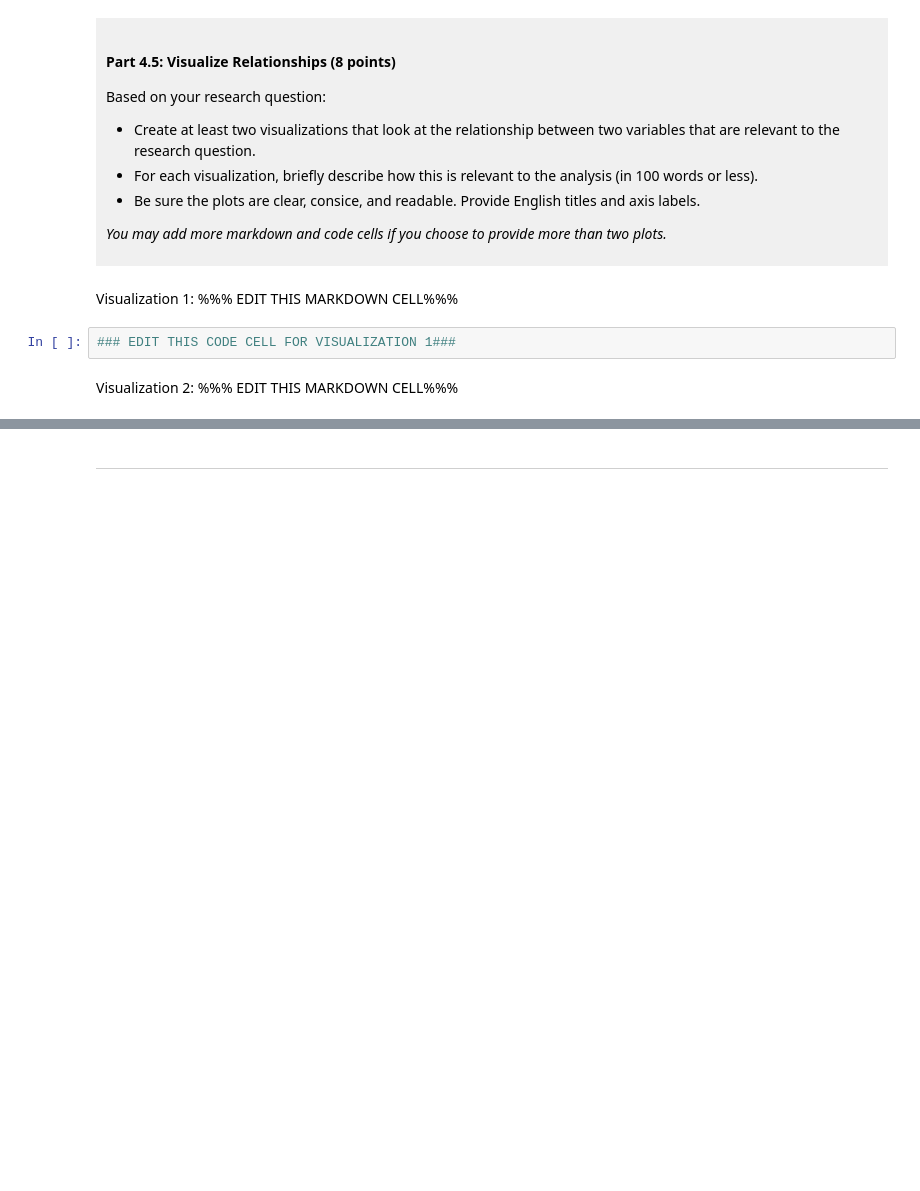
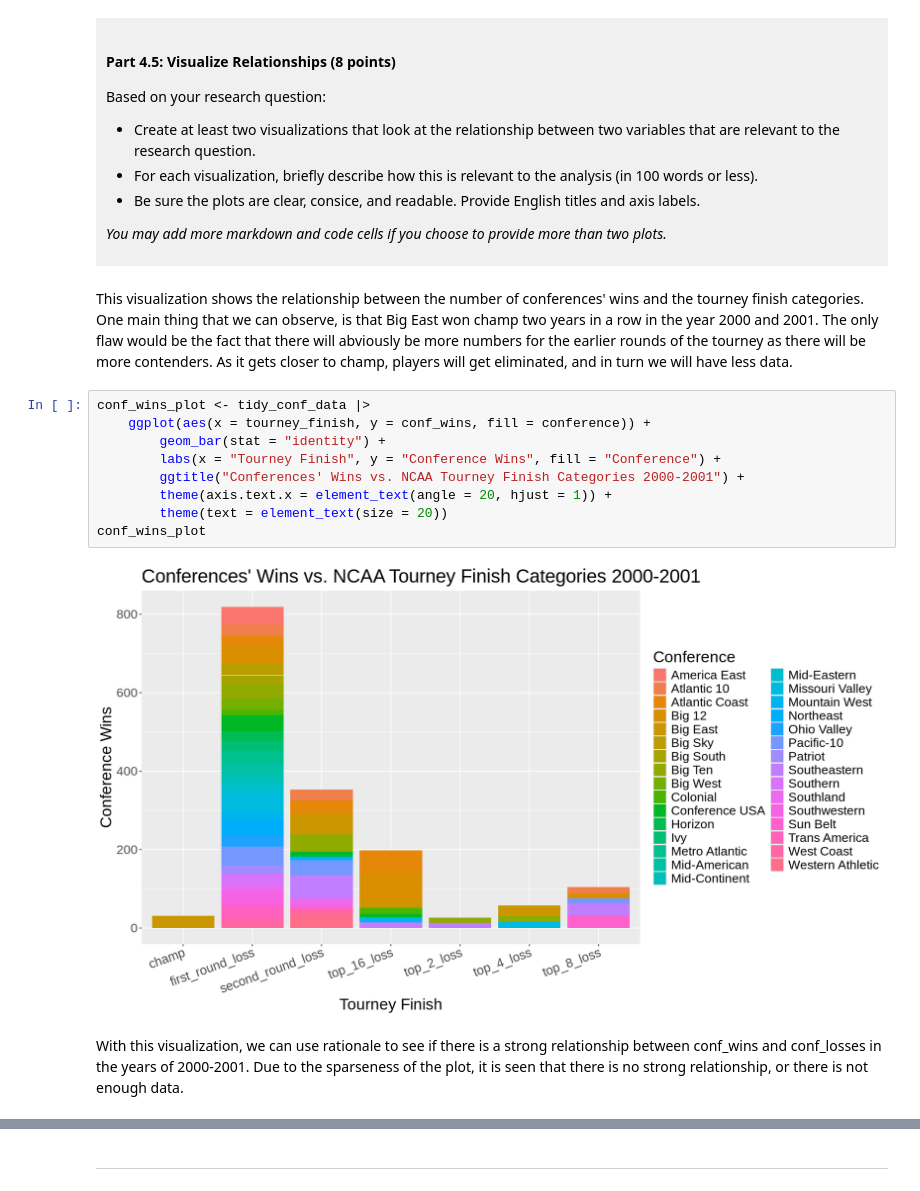
Before and after one commit to Maddi-808/dsci-100-project-madison-kuan, a Jupyter notebook: dsci-100-project-notebook.ipynb, the cells around one changed output, grey strips where cells are left out. Saved outputs shown, nothing was run; the diff lists cells and outputs as text; blank space fills up the shorter version.

```diff
--- a/dsci-100-project-notebook.ipynb
+++ b/dsci-100-project-notebook.ipynb
@@ -355,9 +399,18 @@ Based on your research question:
 *You may add more markdown and code cells if you choose to provide more than two plots.*
 </div>
 # %% [markdown]
-Visualization 1: %%% EDIT THIS MARKDOWN CELL%%%
+This visualization shows the relationship between the number of conferences' wins and the tourney finish categories. One main thing that we can observe, is that Big East won champ two years in a row in the year 2000 and 2001. The only flaw would be the fact that there will abviously be more numbers for the earlier rounds of the tourney as there will be more contenders. As it gets closer to champ, players will get eliminated, and in turn we will have less data.
 # %%
-### EDIT THIS CODE CELL FOR VISUALIZATION 1###
+conf_wins_plot <- tidy_conf_data |>
+    ggplot(aes(x = tourney_finish, y = conf_wins, fill = conference)) +
+        geom_bar(stat = "identity") +
+        labs(x = "Tourney Finish", y = "Conference Wins", fill = "Conference") +
+        ggtitle("Conferences' Wins vs. NCAA Tourney Finish Categories 2000-2001") +
+        theme(axis.text.x = element_text(angle = 20, hjust = 1)) +
+        theme(text = element_text(size = 20))
+conf_wins_plot
+# %% [output]
+[figure, added]
 # %% [markdown]
-Visualization 2: %%% EDIT THIS MARKDOWN CELL%%%
+With this visualization, we can use rationale to see if there is a strong relationship between conf_wins and conf_losses in the years of 2000-2001. Due to the sparseness of the plot, it is seen that there is no strong relationship, or there is not enough data.
 # %%
```
Also changed, not shown: parts of 7 cells of this notebook.
